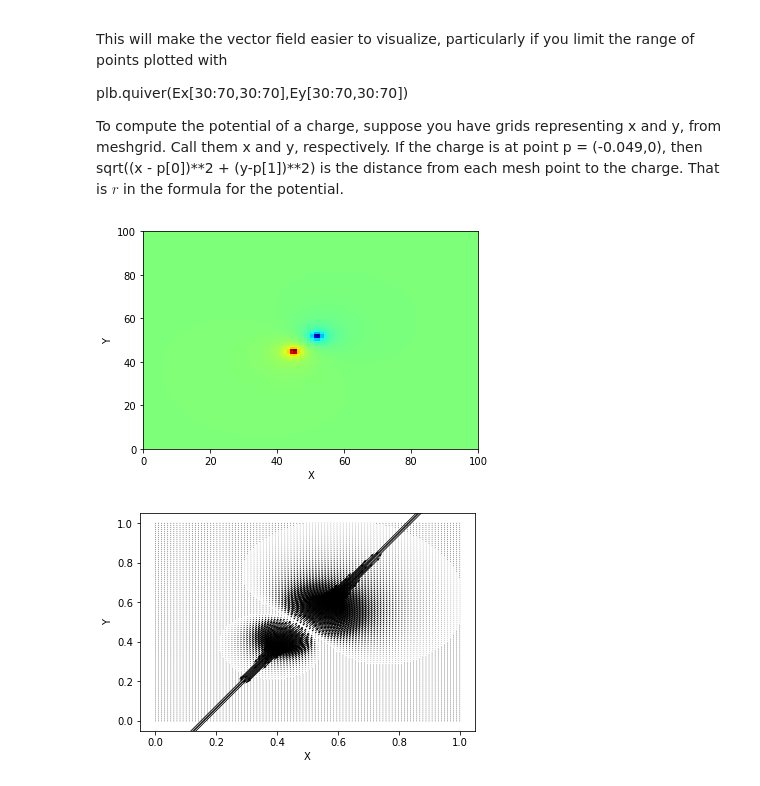
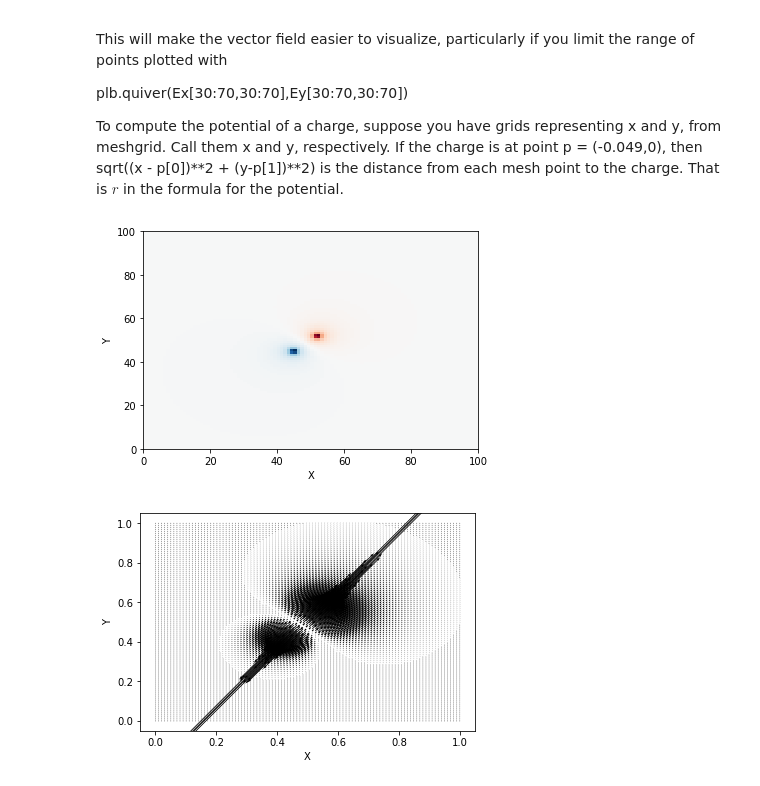
Before and after one commit to falkzach/CSCI557-Simulation-Modeling, a Jupyter notebook: exam1/Midterm%20Exam-Falkner_Zachary.ipynb, the cells around one changed output. Drawn from its saved outputs; the diff is of its cells as text; code cells hidden in the pictures.

```diff
--- a/exam1/Midterm%20Exam-Falkner_Zachary.ipynb
+++ b/exam1/Midterm%20Exam-Falkner_Zachary.ipynb
@@ -142,12 +142,14 @@ To compute the potential of a charge, suppose you have grids representing x and
 import scipy as sp
 import numpy as np
 import pylab as plt
+from scipy import spatial
 
 # system epsilon, use to handle edge case of divergance on point (tolerance for math)
 eps_sys = np.finfo(float).eps
 
 # vaccum permiability constant
 eps_not = 8.854187817620e-12
+# eps_not = sp.spatial.distance.euclidean
 
 # q is amount of charge, r is distance from euclidean center
 potential = lambda q, r: (q / (4 * np.pi * eps_not * r))
@@ -179,33 +181,33 @@ d = 0.1 # points are 10cm from eachother, 0.1m
 s = (b - a - d) / 2 #calculate nicely centered start point
 # x, y, c
 c1 = (s,
       s,
       1)
 # place c2 distance d from c1 at a 45 degree angle
 c2 = (c1[0] + d * np.cos(np.deg2rad(45)),
       c1[1] + d * np.sin(np.deg2rad(45)),
       -1)
 
 x = y = np.linspace(a, b, n)
 xmesh, ymesh = np.meshgrid(x, y)
 
 Ex1, Ey1, phi1 = field(xmesh, ymesh, c1)
 Ex2, Ey2, phi2 = field(xmesh, ymesh, c2)
 Ex = Ex1 + Ex2
 Ey = Ey1 + Ey2
 phi = phi1 + phi2
 E = np.sqrt(Ex**2 + Ey**2)
 
 # http://hyperphysics.phy-astr.gsu.edu/hbase/electric/mulpoi.html
 
 plt.xlabel('X')
 plt.ylabel('Y')
-plt.pcolormesh(phi, cmap='jet')
+plt.pcolormesh(phi, cmap='RdBu')
 plt.show()
 plt.xlabel('X')
 plt.ylabel('Y')
 plt.quiver(xmesh, ymesh, Ex, Ey)
 plt.show()
 # %% [output]
-[figure, old version]
+[figure, new version]
 [figure]
```
Also changed, not shown: 5 other files.
